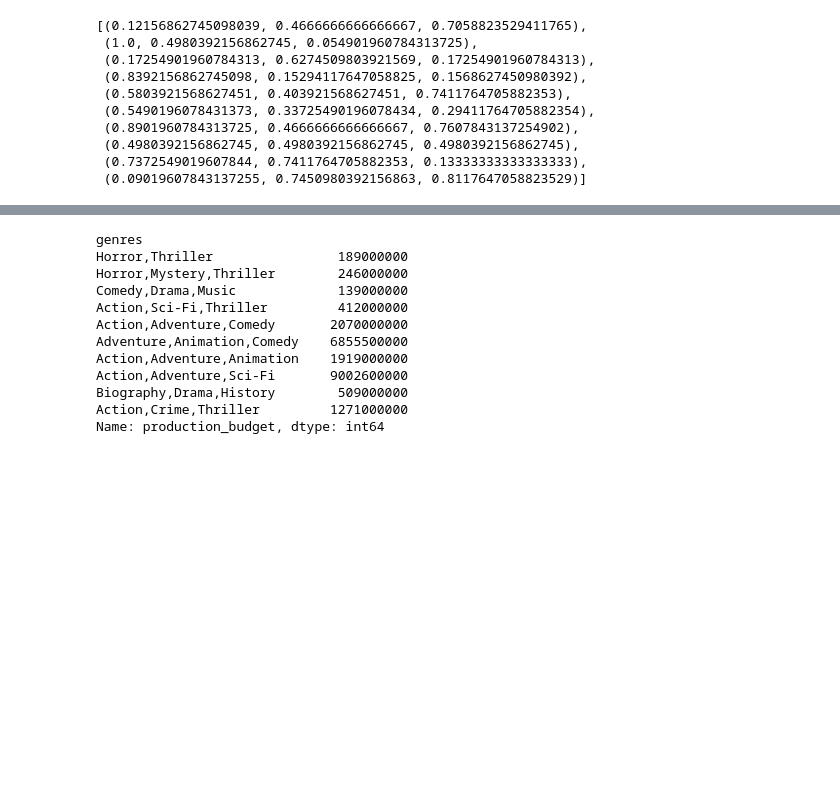
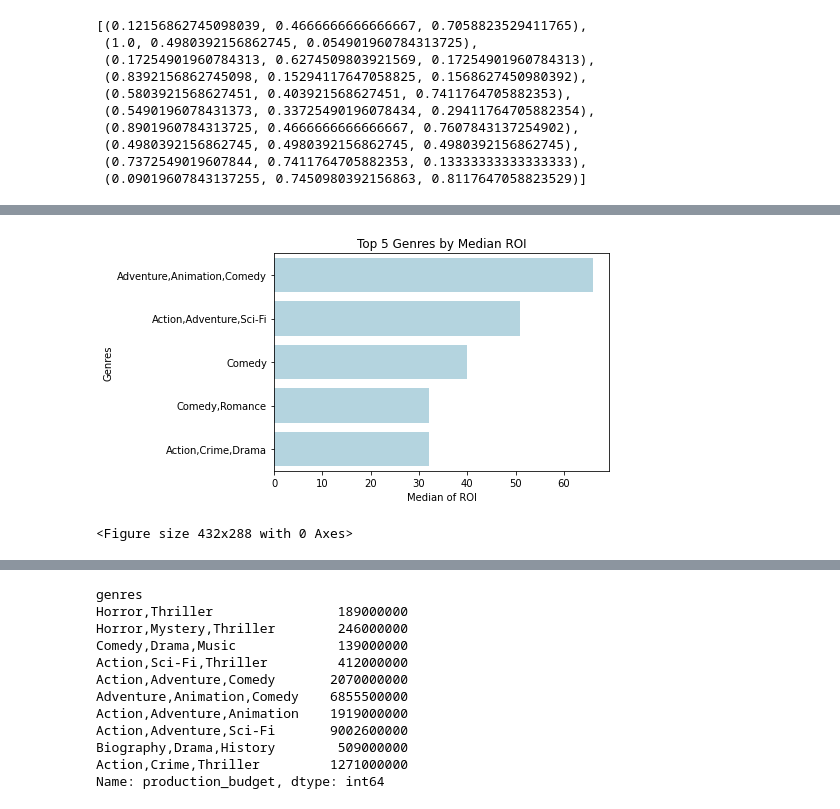
Before and after one commit to jnahra/dsc-phase-1-project, a Jupyter notebook: sean_phase1_notebook.ipynb, the cells around one changed output, grey strips where cells are left out. Saved outputs shown, nothing was run; the diff lists cells and outputs as text; code cells hidden in the pictures; blank space fills up the shorter version.

```diff
--- a/sean_phase1_notebook.ipynb
+++ b/sean_phase1_notebook.ipynb
@@ -266,3 +214,21 @@ sns.color_palette()
+# %%
+# Group the data by genre and calculate the median of the 'ROI' column
+median_ROI_by_genre = master.groupby('genres')['ROI'].median()
+
+# Get the top 20 genres based on median ROI
+top_5_genres_median = master['genres'].value_counts().head()
+
+# Create a bar chart of the top 20 genres based on median ROI
+sns.barplot(x=top_5_genres_median.values, y=top_5_genres_median.index, color= 'lightblue')
+plt.title('Top 5 Genres by Median ROI')
+plt.ylabel('Genres')
+plt.xlabel('Median of ROI')
+plt.show()
+
+plt.savefig("Top5_Genre_Median_ROI.jpeg", bbox_inches = 'tight')
+# %% [output]
+[figure, added]
+<Figure size 432x288 with 0 Axes>
 # %%
 #Adjust genre_count to only included over 5 in Genre chart
 genre_counts = master['genres'].value_counts()
```
Also changed, not shown: parts of 9 cells of this notebook.
